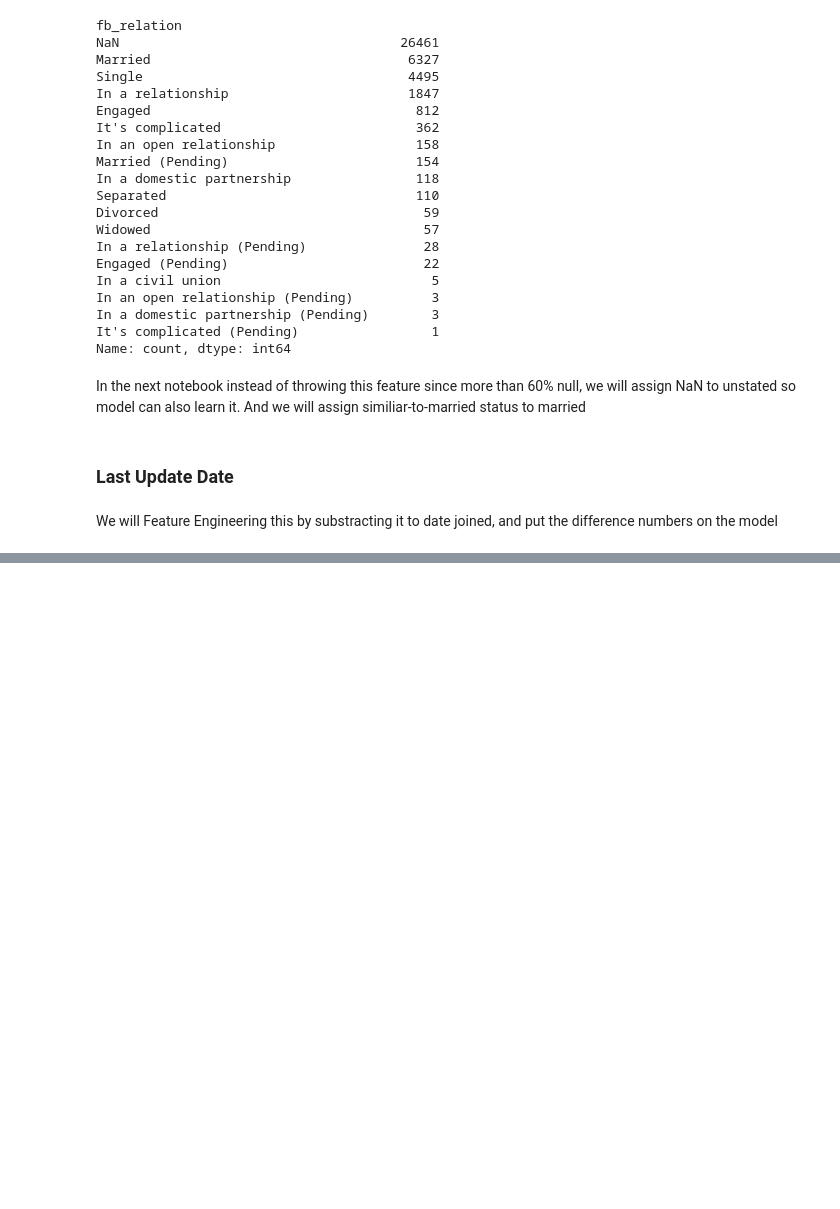
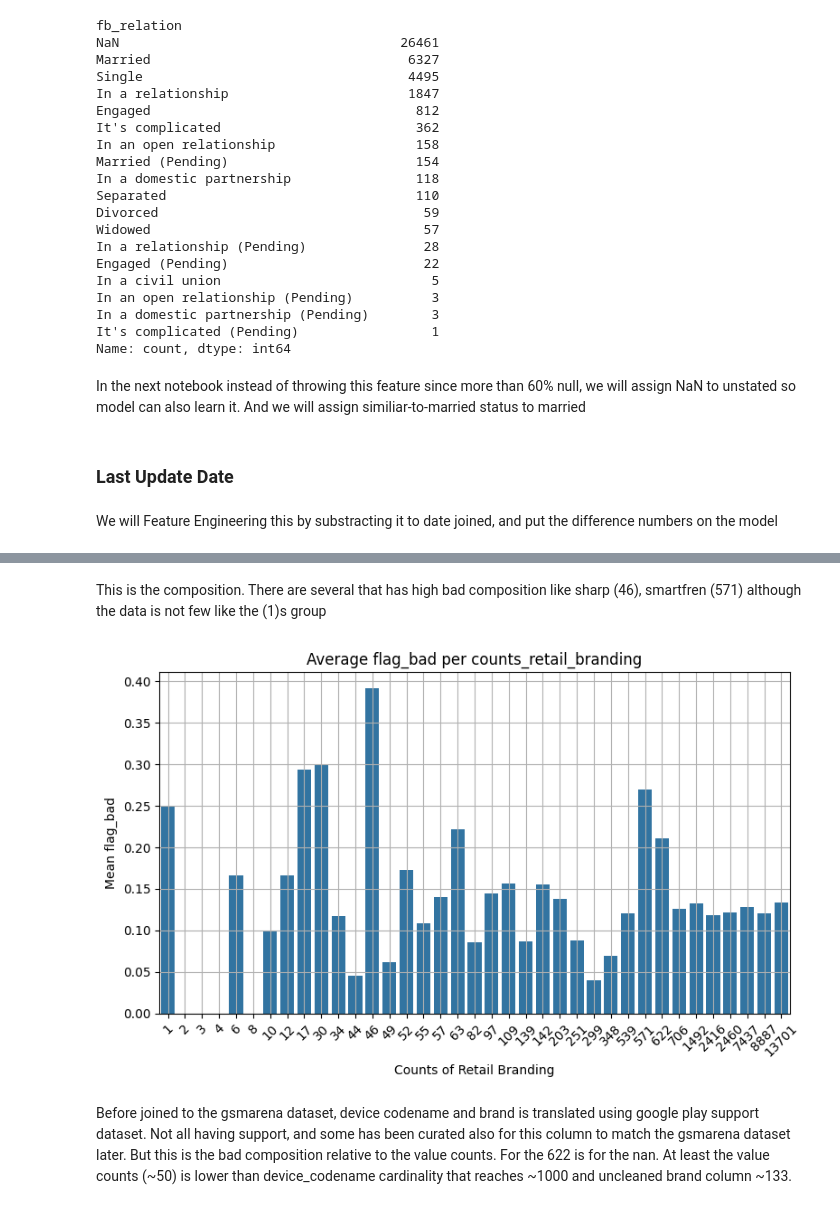
Before and after one commit to alvinrach/financial-tech-prediction, a Jupyter notebook: EDA.ipynb, the cells around one changed output, grey strips where cells are left out. Saved outputs shown, nothing was run; the diff lists cells and outputs as text; code cells hidden in the pictures; blank space fills up the shorter version.

Commit message:
EDA Gsmarena Data Example

```diff
--- a/EDA.ipynb
+++ b/EDA.ipynb
@@ -521,0 +528,6 @@ We will Feature Engineering this by substracting it to date joined, and put the
+# %%
+df_device = df["ph_other_device_info"].apply(json.loads).apply(pd.Series)
+df = pd.concat([df, df_device], axis=1)
+del df_device
+df_mkt_gsm = pd.read_csv('marketing_gsm_clean.csv')
+df = df.merge(df_mkt_gsm, how='left', on=['device_codename', 'brand'])
@@ -521,0 +554,21 @@ We will Feature Engineering this by substracting it to date joined, and put the
+# %%
+# df.groupby("Retail Branding")["flag_bad"].mean()
+df['counts_retail_branding'] = df['Retail Branding'].map(df['Retail Branding'].value_counts(dropna=False).to_dict())
+# %%
+avg_flag = df.groupby("counts_retail_branding")["flag_bad"].mean().reset_index()
+# %% [markdown]
+This is the composition. There are several that has high bad composition like sharp (46), smartfren (571) although the data is not few like the (1)s group
+# %%
+plt.figure(figsize=(8,5))
+sns.barplot(data=avg_flag, x="counts_retail_branding", y="flag_bad")
+
+plt.title("Average flag_bad per counts_retail_branding")
+plt.xlabel("Counts of Retail Branding")
+plt.ylabel("Mean flag_bad")
+plt.xticks(rotation=45)
+plt.tight_layout()
+plt.grid()
+# %% [output]
+[figure, added]
+# %% [markdown]
+Before joined to the gsmarena dataset, device codename and brand is translated using google play support dataset. Not all having support, and some has been curated also for this column to match the gsmarena dataset later. But this is the bad composition relative to the value counts. For the 622 is for the nan. At least the value counts (~50) is lower than device_codename cardinality that reaches ~1000 and uncleaned brand column ~133.
```
Also changed, not shown: parts of 16 cells of this notebook.
